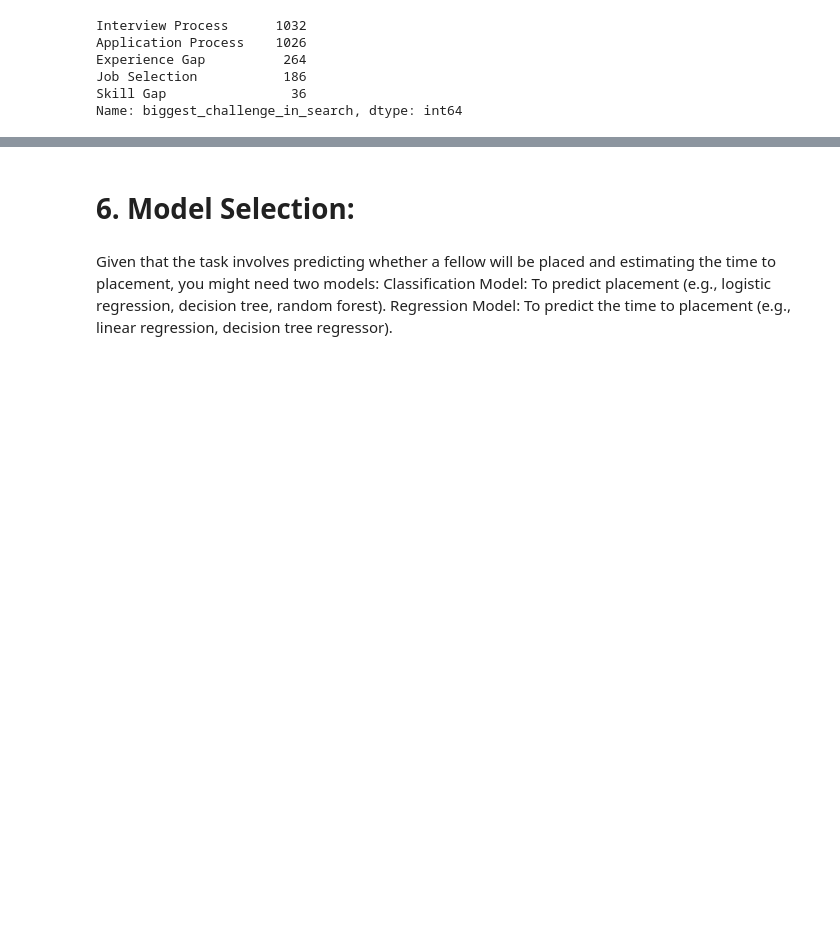
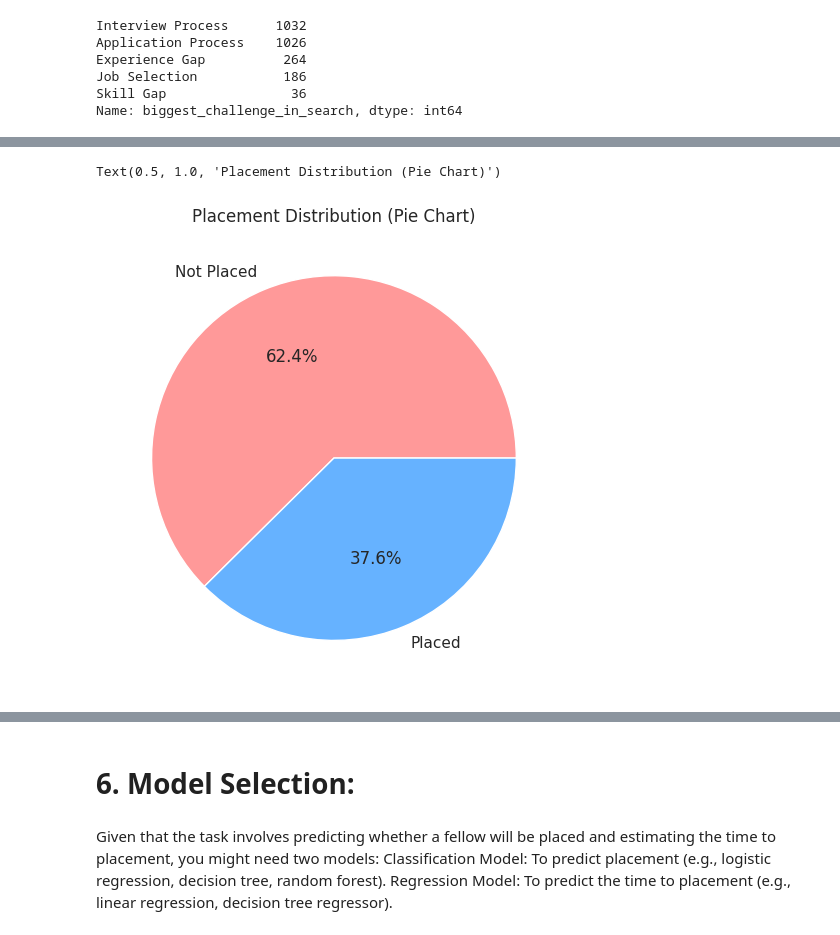
Before and after one commit to ghazalna/Pathrise-Analytics-Insights, a Jupyter notebook: Pathrise.ipynb, the cells around one changed output, grey strips where cells are left out. Drawn from its saved outputs; the diff is of its cells as text; code cells hidden in the pictures; blank space fills up the shorter version.

```diff
--- a/Pathrise.ipynb
+++ b/Pathrise.ipynb
@@ -314,0 +350,9 @@ dtype: object
+# %%
+# Pie chart
+plt.figure(figsize=(20, 6))
+plt.subplot(1, 3, 2)
+plt.pie(df['placed'].value_counts(), labels=['Not Placed', 'Placed'], autopct='%1.1f%%', colors=['#FF9999', '#66B2FF'])
+plt.title('Placement Distribution (Pie Chart)')
+# %% [output]
+Text(0.5, 1.0, 'Placement Distribution (Pie Chart)')
+[figure, added]
```
Also changed, not shown: parts of 52 cells of this notebook.
